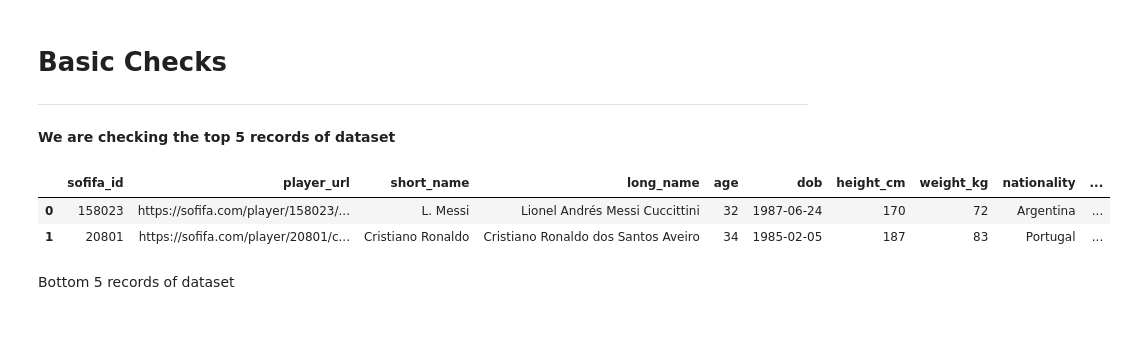
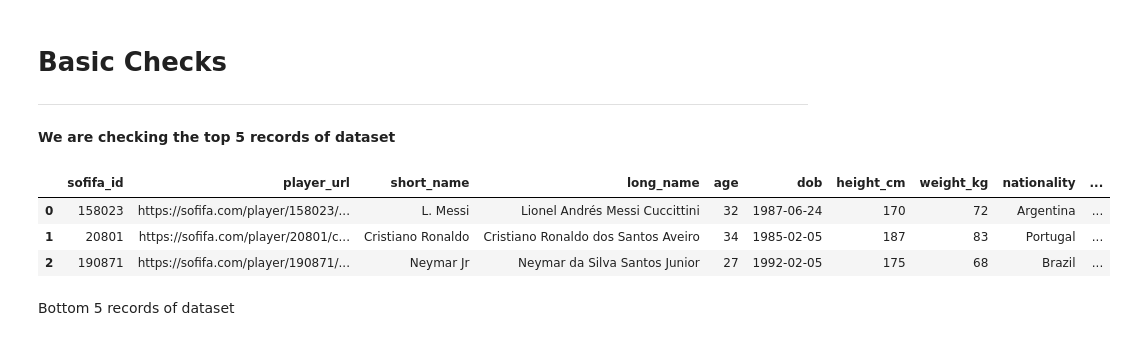
Before and after one commit to SudarshanIngole/Batch-18-2024, a Jupyter notebook: Final_PRCP_FIFA_20.ipynb, the cells around one changed output. Drawn from its saved outputs; the diff is of its cells as text; code cells hidden in the pictures.

```diff
--- a/Final_PRCP_FIFA_20.ipynb
+++ b/Final_PRCP_FIFA_20.ipynb
@@ -366,7 +368,7 @@ Let's analyse the data.
 
 ---
 # %%
-data = pd.read_csv('/content/players_20.csv')
+data = pd.read_csv('players_20.csv')
 # %% [markdown]
 # Basic Checks
 
@@ -377,11 +379,12 @@ pd.set_option('display.max_column', None)
 # %% [markdown]
 **We are checking the top 5 records of dataset**
 # %%
-data.head(2)
+data.head(3)
 # %% [output]
 |  | sofifa_id | player_url | short_name | long_name | age | dob | height_cm | weight_kg | nationality | ... |
 | 0 | 158023 | https://sofifa.com/player/158023/... | L. Messi | Lionel Andrés Messi Cuccittini | 32 | 1987-06-24 | 170 | 72 | Argentina | ... |
 | 1 | 20801 | https://sofifa.com/player/20801/c... | Cristiano Ronaldo | Cristiano Ronaldo dos Santos Aveiro | 34 | 1985-02-05 | 187 | 83 | Portugal | ... |
+| 2 | 190871 | https://sofifa.com/player/190871/... | Neymar Jr | Neymar da Silva Santos Junior | 27 | 1992-02-05 | 175 | 68 | Brazil | ... |
 # %% [markdown]
 Bottom 5 records of dataset
 # %%
```
Also changed, not shown: parts of 34 cells of this notebook.
